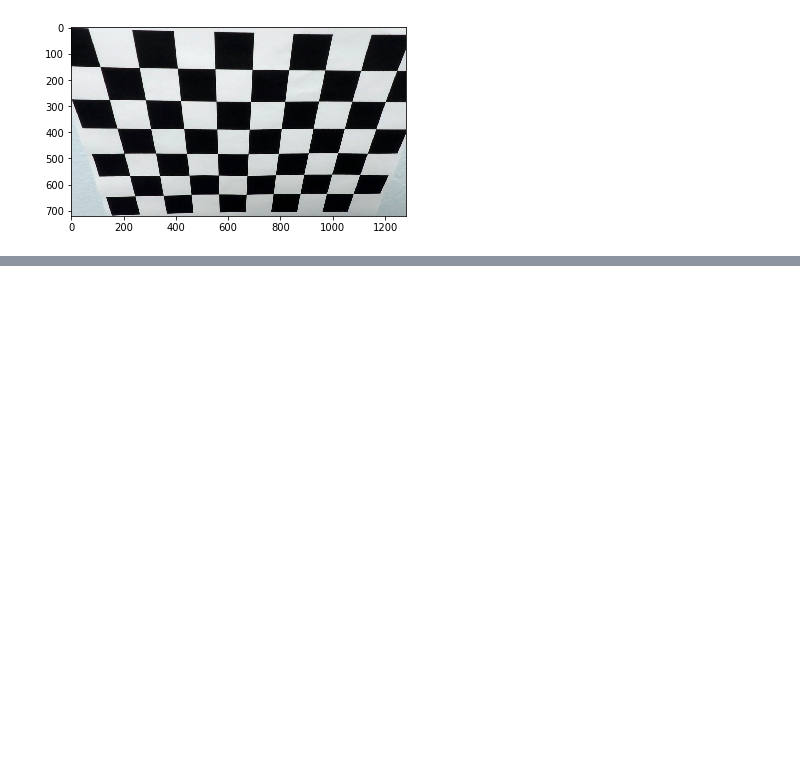
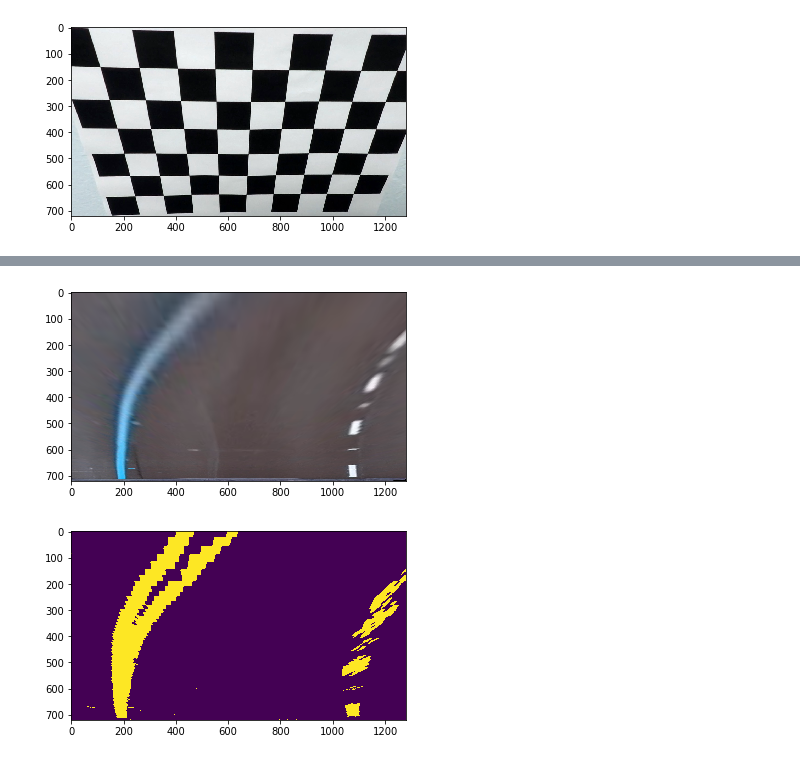
Before and after one commit to gaber-/CarND-Advanced-Lane-Lines, a Jupyter notebook: advanced-lane-lines.ipynb, the cells around one changed output, grey strips where cells are left out. Saved outputs shown, nothing was run; the diff lists cells and outputs as text; code cells hidden in the pictures; blank space fills up the shorter version.

```diff
--- a/advanced-lane-lines.ipynb
+++ b/advanced-lane-lines.ipynb
@@ -257,0 +462,21 @@ for img in [S_mask, S_mask_strict]:
+# %%
+M = cv2.getPerspectiveTransform(points,points2)
+Minv = cv2.getPerspectiveTransform(points2, points)
+
+def warped(image):
+    return cv2.warpPerspective(image,M,(image.shape[1],image.shape[0]))
+
+def unwarped(image):
+    return cv2.warpPerspective(image,Minv,(image.shape[1],image.shape[0]))
+# %%
+img = cv2.imread(test_images[2])
+dist = cv2.warpPerspective(img,M,(img.shape[1],img.shape[0]))
+masked = mask(img)
+dst = cv2.warpPerspective(masked,M,(masked.shape[1],masked.shape[0]))
+plt.imshow(dist)
+plt.show()
+plt.imshow(dst)
+plt.show()
+# %% [output]
+[figure, added]
+[figure, added]
```
Also changed, not shown: parts of 29 cells of this notebook, 2 other files.
